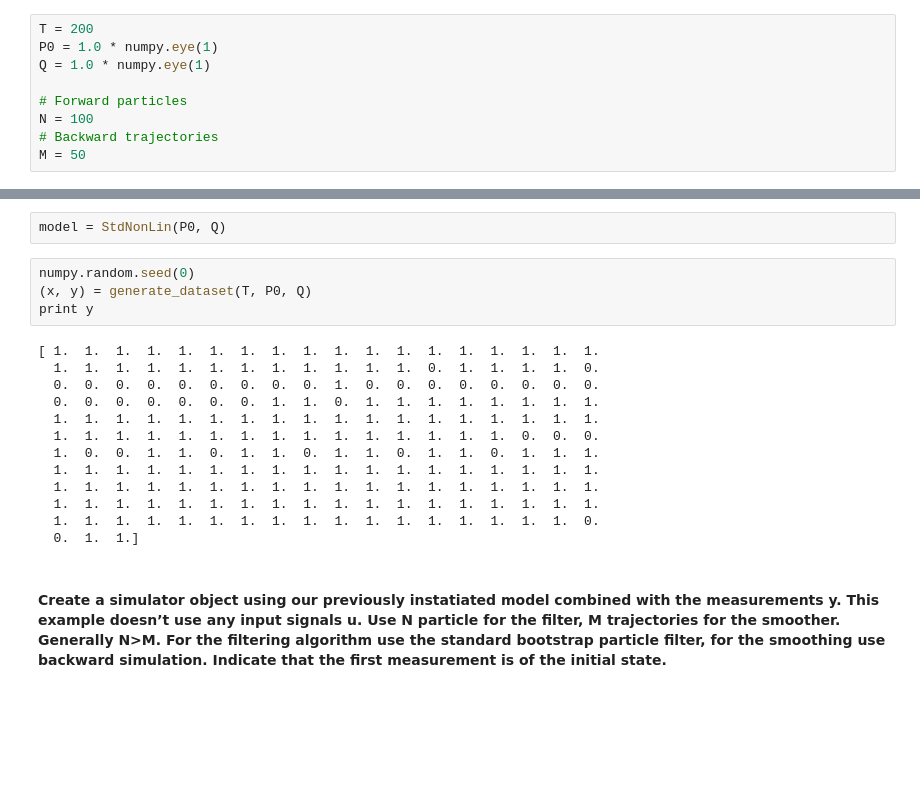
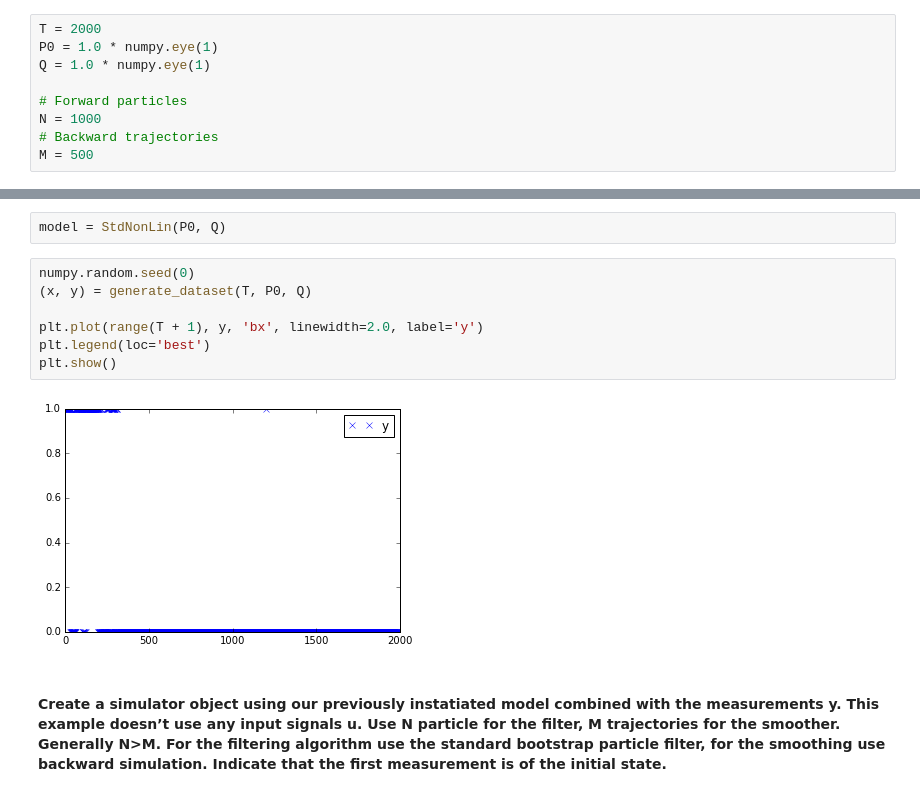
Before and after one commit to zyzdiana/ss_model_mixture, a Jupyter notebook: Neuro_State_Space_Model.ipynb, the cells around one changed output, grey strips where cells are left out. Cells and saved outputs as stored; diff of their text form; blank space fills up the shorter version.

```diff
--- a/Neuro_State_Space_Model.ipynb
+++ b/Neuro_State_Space_Model.ipynb
@@ -120,14 +122,14 @@ class StdNonLin(nlg.NonlinearGaussianInitialGaussian):
 # %% [markdown]
 #### Define the length of the dataset and the noise parameters for our model.
 # %%
-T = 200
+T = 2000
 P0 = 1.0 * numpy.eye(1)
 Q = 1.0 * numpy.eye(1)
 
 # Forward particles
-N = 100
+N = 1000
 # Backward trajectories
-M = 50
+M = 500
 # %% [markdown]
 #### Instantiate our model using the parameters defined above.
 # %%
@@ -135,20 +137,12 @@ model = StdNonLin(P0, Q)
 # %%
 numpy.random.seed(0)
 (x, y) = generate_dataset(T, P0, Q)
-print y
+
+plt.plot(range(T + 1), y, 'bx', linewidth=2.0, label='y')
+plt.legend(loc='best')
+plt.show()
 # %% [output]
-[ 1.  1.  1.  1.  1.  1.  1.  1.  1.  1.  1.  1.  1.  1.  1.  1.  1.  1.
-  1.  1.  1.  1.  1.  1.  1.  1.  1.  1.  1.  1.  0.  1.  1.  1.  1.  0.
-  0.  0.  0.  0.  0.  0.  0.  0.  0.  1.  0.  0.  0.  0.  0.  0.  0.  0.
-  0.  0.  0.  0.  0.  0.  0.  1.  1.  0.  1.  1.  1.  1.  1.  1.  1.  1.
-  1.  1.  1.  1.  1.  1.  1.  1.  1.  1.  1.  1.  1.  1.  1.  1.  1.  1.
-  1.  1.  1.  1.  1.  1.  1.  1.  1.  1.  1.  1.  1.  1.  1.  0.  0.  0.
-  1.  0.  0.  1.  1.  0.  1.  1.  0.  1.  1.  0.  1.  1.  0.  1.  1.  1.
-  1.  1.  1.  1.  1.  1.  1.  1.  1.  1.  1.  1.  1.  1.  1.  1.  1.  1.
-  1.  1.  1.  1.  1.  1.  1.  1.  1.  1.  1.  1.  1.  1.  1.  1.  1.  1.
-  1.  1.  1.  1.  1.  1.  1.  1.  1.  1.  1.  1.  1.  1.  1.  1.  1.  1.
-  1.  1.  1.  1.  1.  1.  1.  1.  1.  1.  1.  1.  1.  1.  1.  1.  1.  0.
-  0.  1.  1.]
+[figure, added]
 # %% [markdown]
 #### Create a simulator object using our previously instatiated model combined with the measurements y. This example doesn’t use any input signals u. Use N particle for the filter, M trajectories for the smoother. Generally N>M. For the filtering algorithm use the standard bootstrap particle filter, for the smoothing use backward simulation. Indicate that the first measurement is of the initial state.
 # %%
```
Also changed, not shown: parts of 8 cells of this notebook, 4 other files.
